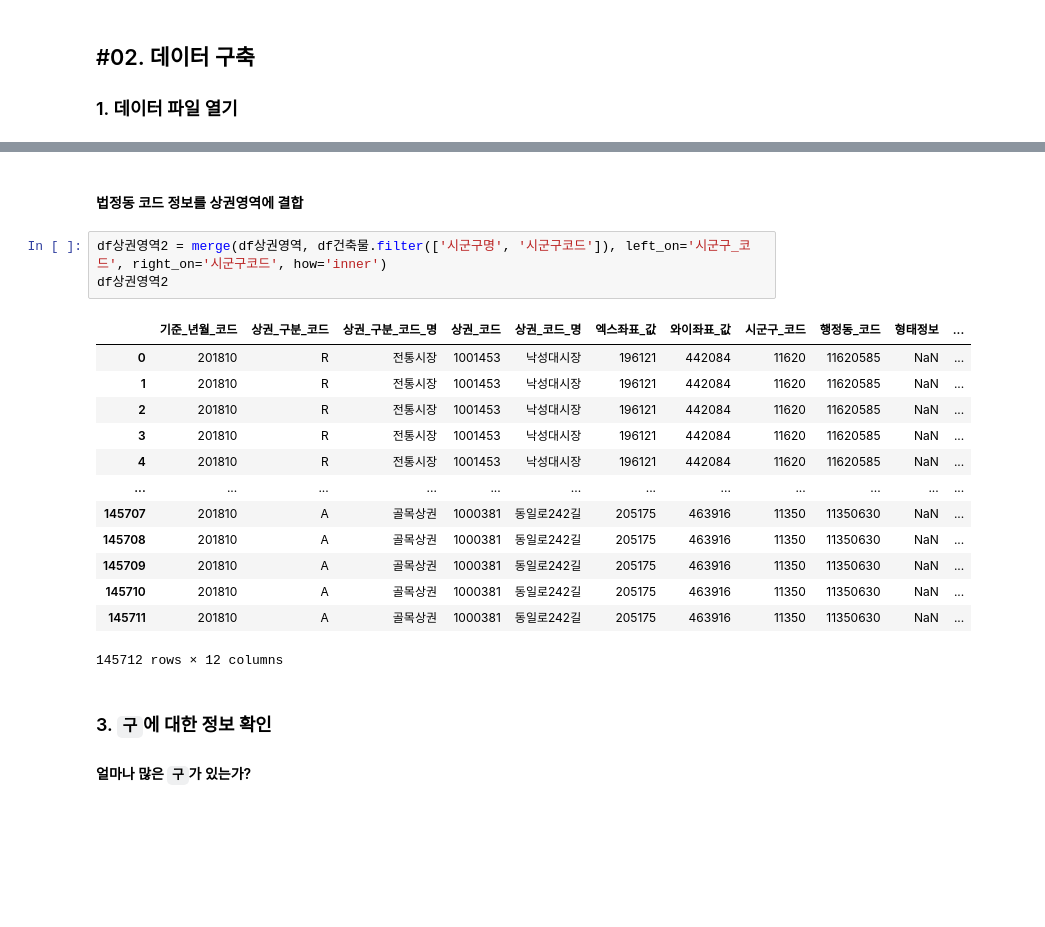
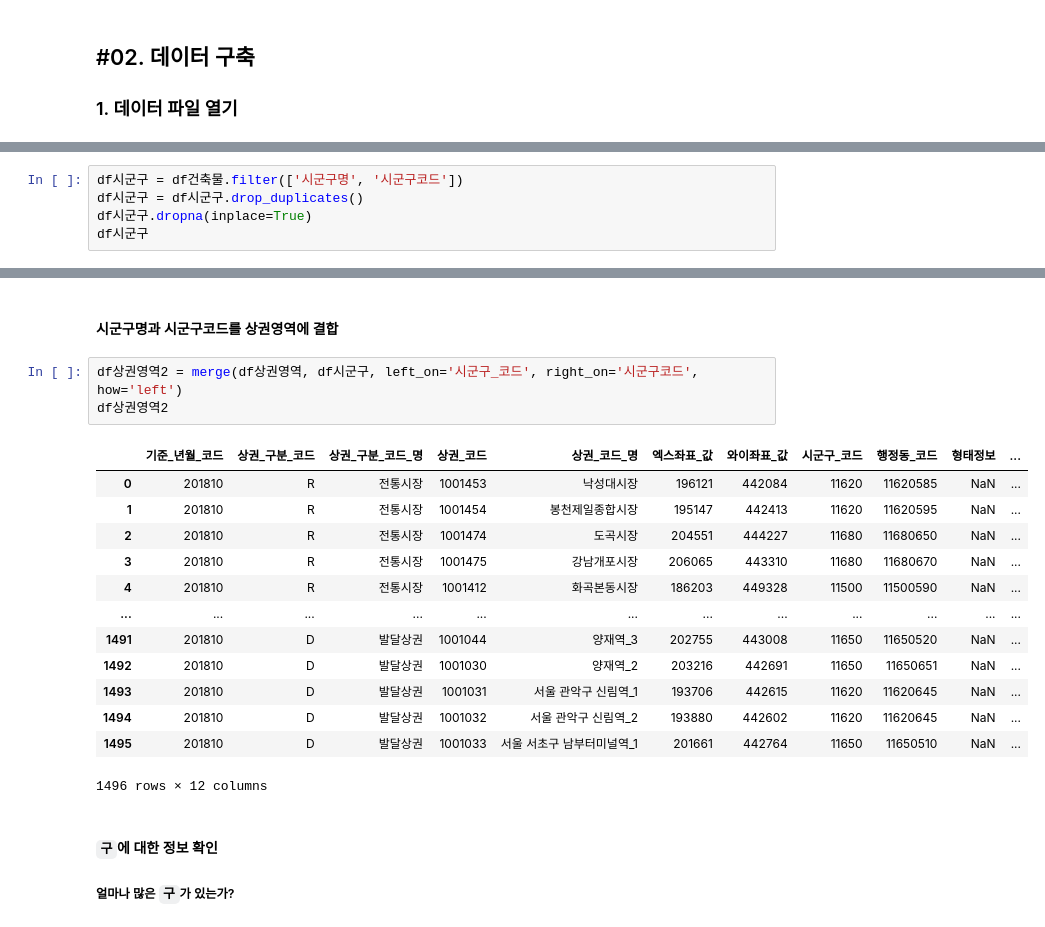
Before and after one commit to maker-lee/megait-data, a Jupyter notebook: 상권분석/데이터전처리.ipynb, the cells around one changed output, grey strips where cells are left out. Drawn from its saved outputs; the diff is of its cells as text; blank space fills up the shorter version.

```diff
--- a/상권분석/데이터전처리.ipynb
+++ b/상권분석/데이터전처리.ipynb
@@ -64,0 +73,5 @@ df건축물.head()
+# %%
+df시군구 = df건축물.filter(['시군구명', '시군구코드'])
+df시군구 = df시군구.drop_duplicates()
+df시군구.dropna(inplace=True)
+df시군구
@@ -65,26 +92,26 @@ df건축물.head()
 # %% [markdown]
-#### 법정동 코드 정보를 상권영역에 결합
+#### 시군구명과 시군구코드를 상권영역에 결합
 # %%
-df상권영역2 = merge(df상권영역, df건축물.filter(['시군구명', '시군구코드']), left_on='시군구_코드', right_on='시군구코드', how='inner')
+df상권영역2 = merge(df상권영역, df시군구, left_on='시군구_코드', right_on='시군구코드', how='left')
 df상권영역2
 # %% [output]
 |  | 기준_년월_코드 | 상권_구분_코드 | 상권_구분_코드_명 | 상권_코드 | 상권_코드_명 | 엑스좌표_값 | 와이좌표_값 | 시군구_코드 | 행정동_코드 | 형태정보 | ... |
 | 0 | 201810 | R | 전통시장 | 1001453 | 낙성대시장 | 196121 | 442084 | 11620 | 11620585 | NaN | ... |
-| 1 | 201810 | R | 전통시장 | 1001453 | 낙성대시장 | 196121 | 442084 | 11620 | 11620585 | NaN | ... |
-| 2 | 201810 | R | 전통시장 | 1001453 | 낙성대시장 | 196121 | 442084 | 11620 | 11620585 | NaN | ... |
-| 3 | 201810 | R | 전통시장 | 1001453 | 낙성대시장 | 196121 | 442084 | 11620 | 11620585 | NaN | ... |
-| 4 | 201810 | R | 전통시장 | 1001453 | 낙성대시장 | 196121 | 442084 | 11620 | 11620585 | NaN | ... |
+| 1 | 201810 | R | 전통시장 | 1001454 | 봉천제일종합시장 | 195147 | 442413 | 11620 | 11620595 | NaN | ... |
+| 2 | 201810 | R | 전통시장 | 1001474 | 도곡시장 | 204551 | 444227 | 11680 | 11680650 | NaN | ... |
+| 3 | 201810 | R | 전통시장 | 1001475 | 강남개포시장 | 206065 | 443310 | 11680 | 11680670 | NaN | ... |
+| 4 | 201810 | R | 전통시장 | 1001412 | 화곡본동시장 | 186203 | 449328 | 11500 | 11500590 | NaN | ... |
 | ... | ... | ... | ... | ... | ... | ... | ... | ... | ... | ... | ... |
-| 145707 | 201810 | A | 골목상권 | 1000381 | 동일로242길 | 205175 | 463916 | 11350 | 11350630 | NaN | ... |
-| 145708 | 201810 | A | 골목상권 | 1000381 | 동일로242길 | 205175 | 463916 | 11350 | 11350630 | NaN | ... |
-| 145709 | 201810 | A | 골목상권 | 1000381 | 동일로242길 | 205175 | 463916 | 11350 | 11350630 | NaN | ... |
-| 145710 | 201810 | A | 골목상권 | 1000381 | 동일로242길 | 205175 | 463916 | 11350 | 11350630 | NaN | ... |
-| 145711 | 201810 | A | 골목상권 | 1000381 | 동일로242길 | 205175 | 463916 | 11350 | 11350630 | NaN | ... |
+| 1491 | 201810 | D | 발달상권 | 1001044 | 양재역_3 | 202755 | 443008 | 11650 | 11650520 | NaN | ... |
+| 1492 | 201810 | D | 발달상권 | 1001030 | 양재역_2 | 203216 | 442691 | 11650 | 11650651 | NaN | ... |
+| 1493 | 201810 | D | 발달상권 | 1001031 | 서울 관악구 신림역_1 | 193706 | 442615 | 11620 | 11620645 | NaN | ... |
+| 1494 | 201810 | D | 발달상권 | 1001032 | 서울 관악구 신림역_2 | 193880 | 442602 | 11620 | 11620645 | NaN | ... |
+| 1495 | 201810 | D | 발달상권 | 1001033 | 서울 서초구 남부터미널역_1 | 201661 | 442764 | 11650 | 11650510 | NaN | ... |
-145712 rows × 12 columns
+1496 rows × 12 columns
 # %% [markdown]
-### 3. `구`에 대한 정보 확인
+#### `구`에 대한 정보 확인
 
-#### 얼마나 많은 `구`가 있는가?
+##### 얼마나 많은 `구`가 있는가?
 # %%
 df상권영역2['시군구명'].value_counts()
 # %% [output]
```
Also changed, not shown: parts of 60 cells of this notebook, 10 other files.
